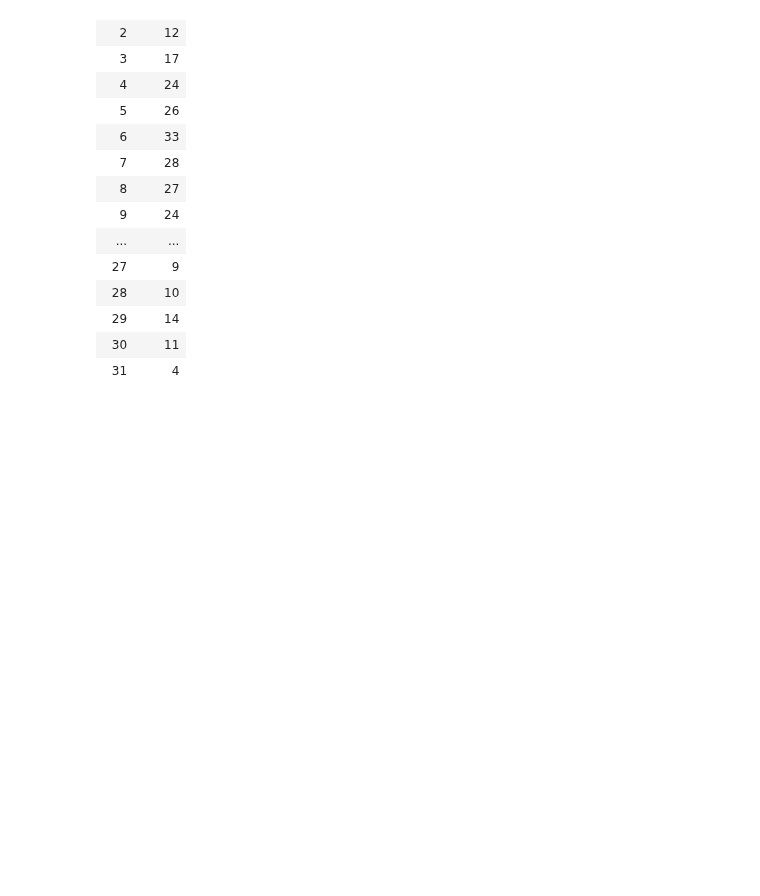
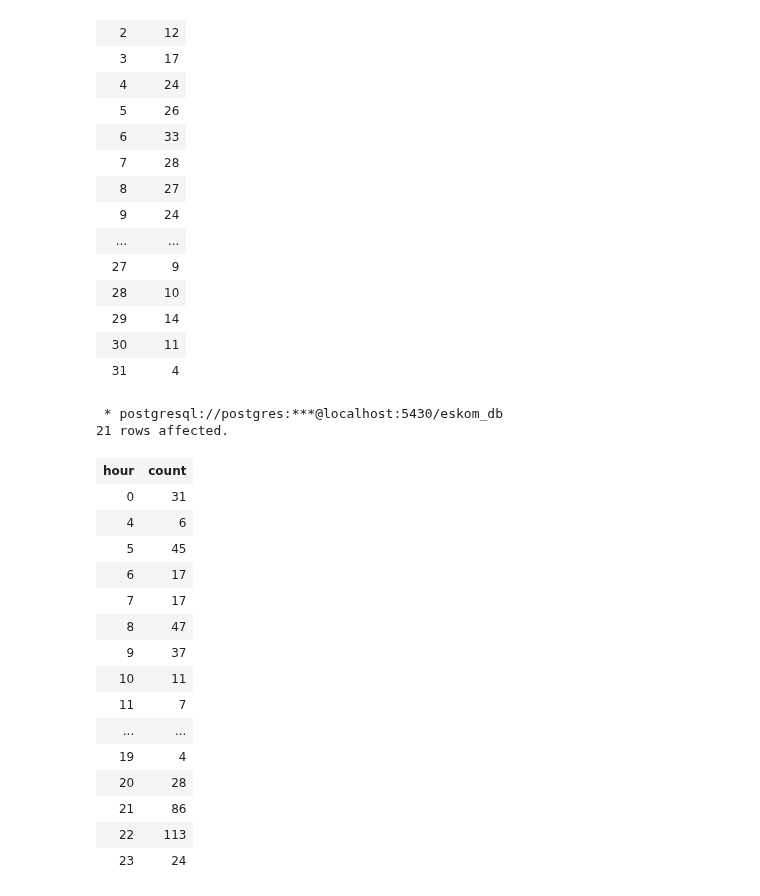
Before and after one commit to The-DigitalAcademy/Eskom_Data_Analysis, a Jupyter notebook: Loadshedding.ipynb, the cells around one changed output. Drawn from its saved outputs; the diff is of its cells as text; code cells hidden in the pictures; blank space fills up the shorter version.

```diff
--- a/Loadshedding.ipynb
+++ b/Loadshedding.ipynb
@@ -107,6 +107,28 @@ daily_changes
 | 29 | 14 |
 | 30 | 11 |
 | 31 | 4 |
+# %%
+hourly_changes = %sql SELECT hour,COUNT(stage) FROM load_shedding_clean GROUP BY hour ORDER BY hour
+hourly_changes
+# %% [output]
+ * postgresql://postgres:***@localhost:5430/eskom_db
+21 rows affected.
+| hour | count |
+| 0 | 31 |
+| 4 | 6 |
+| 5 | 45 |
+| 6 | 17 |
+| 7 | 17 |
+| 8 | 47 |
+| 9 | 37 |
+| 10 | 11 |
+| 11 | 7 |
+| ... | ... |
+| 19 | 4 |
+| 20 | 28 |
+| 21 | 86 |
+| 22 | 113 |
+| 23 | 24 |
 # %%
 
 fig2 = px.line(yearly_changes, x="year", y="count",title="most popular year")
```
Also changed, not shown: parts of 1 cell of this notebook.
